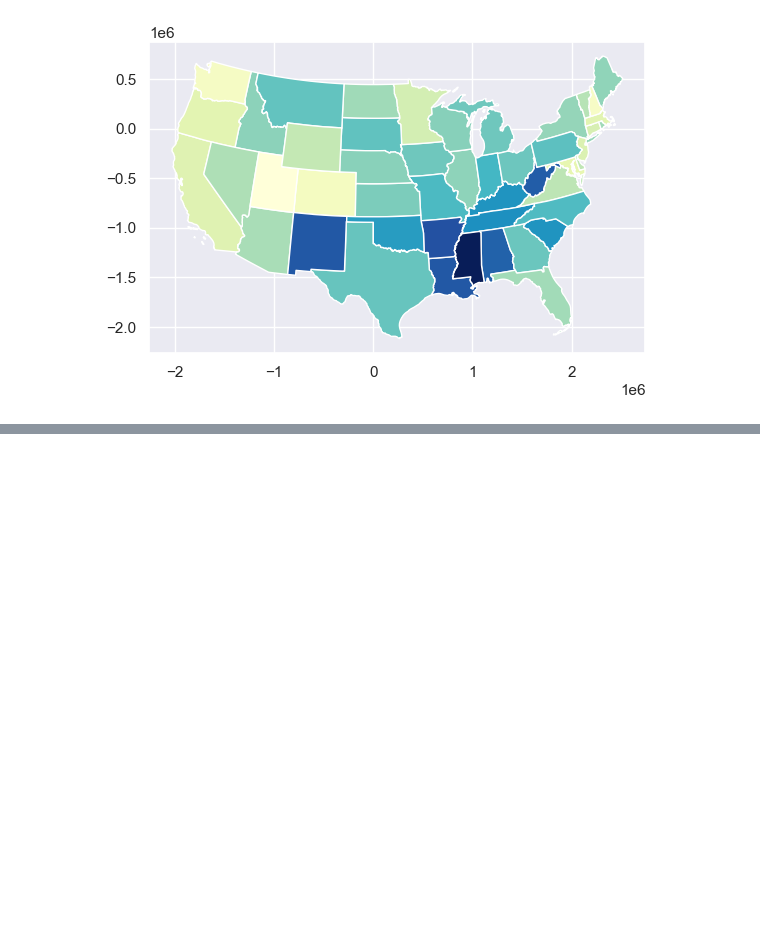
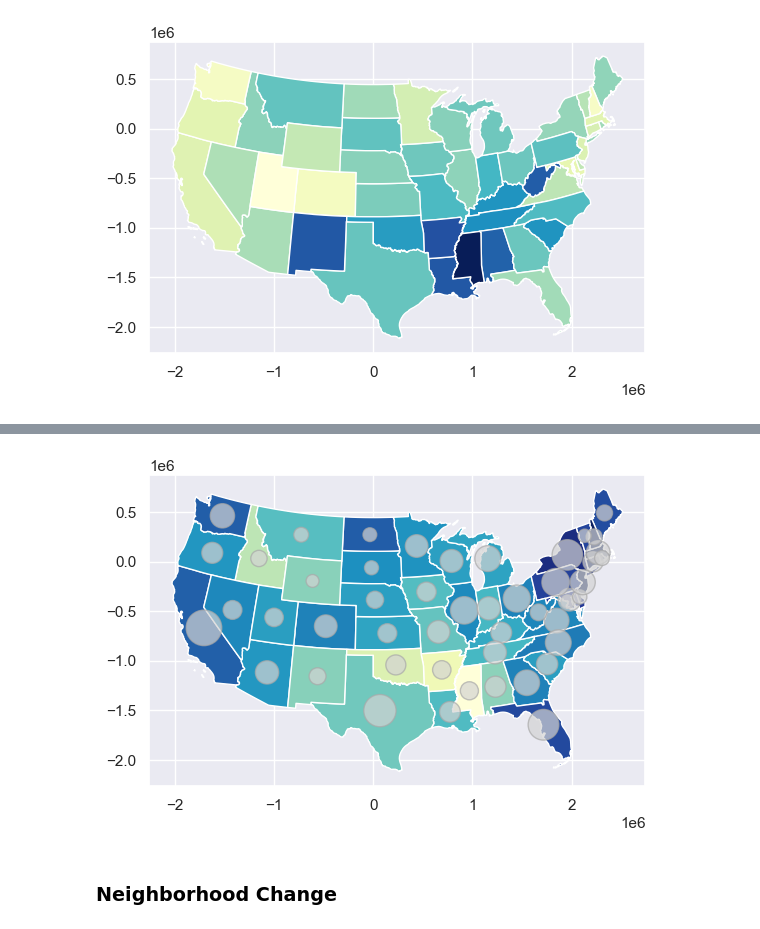
Before and after one commit to jgp-13/Analyzing_US_Census_Data_in_Python, a Jupyter notebook: census_project.ipynb, the cells around one changed output, grey strips where cells are left out. Cells and saved outputs as stored; diff of their text form; code cells hidden in the pictures; blank space fills up the shorter version.

```diff
--- a/census_project.ipynb
+++ b/census_project.ipynb
@@ -607,0 +609,18 @@ df.head()
+# %%
+# Create point GeoDataFrame at centroid of states
+geo_state_pt = geo_state.copy()
+geo_state_pt["geometry"] = geo_state_pt.centroid
+
+# Calculate percentage of internet households with broadband
+geo_state["pct_broadband"] = 100 * geo_state["broadband"]/geo_state['internet']
+
+# Set choropleth basemap
+basemap = geo_state.plot(column='pct_broadband',cmap='YlGnBu')
+
+# Plot transparent proportional symbols on top of basemap
+geo_state_pt.plot(ax = basemap, markersize=sqrt(geo_state['internet'])/5, color = "lightgray", edgecolor = "darkgray", alpha=0.7)
+plt.show()
+# %% [output]
+[figure, added]
+# %% [markdown]
+### Neighborhood Change
```
Also changed, not shown: parts of 18 cells of this notebook, 5 other files.
